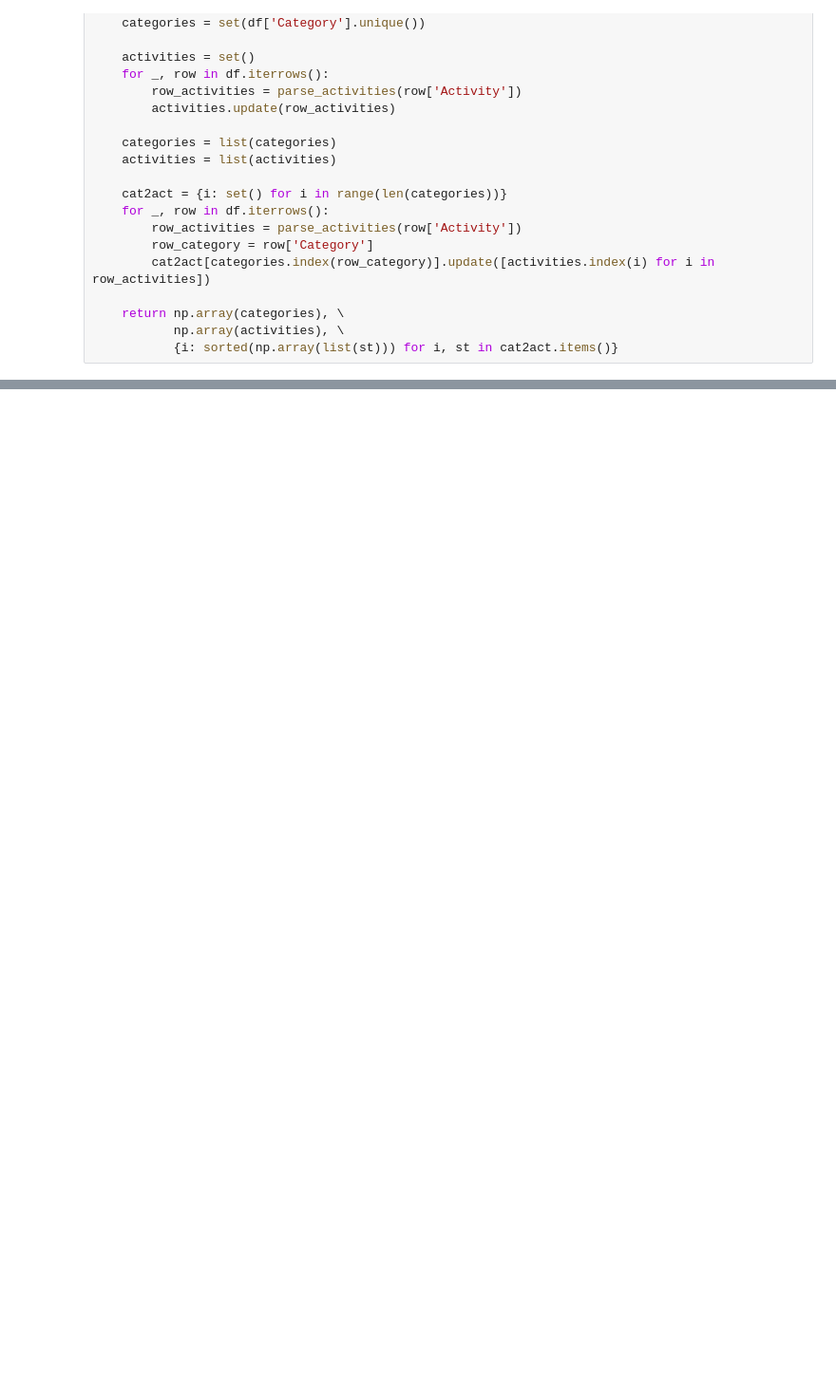
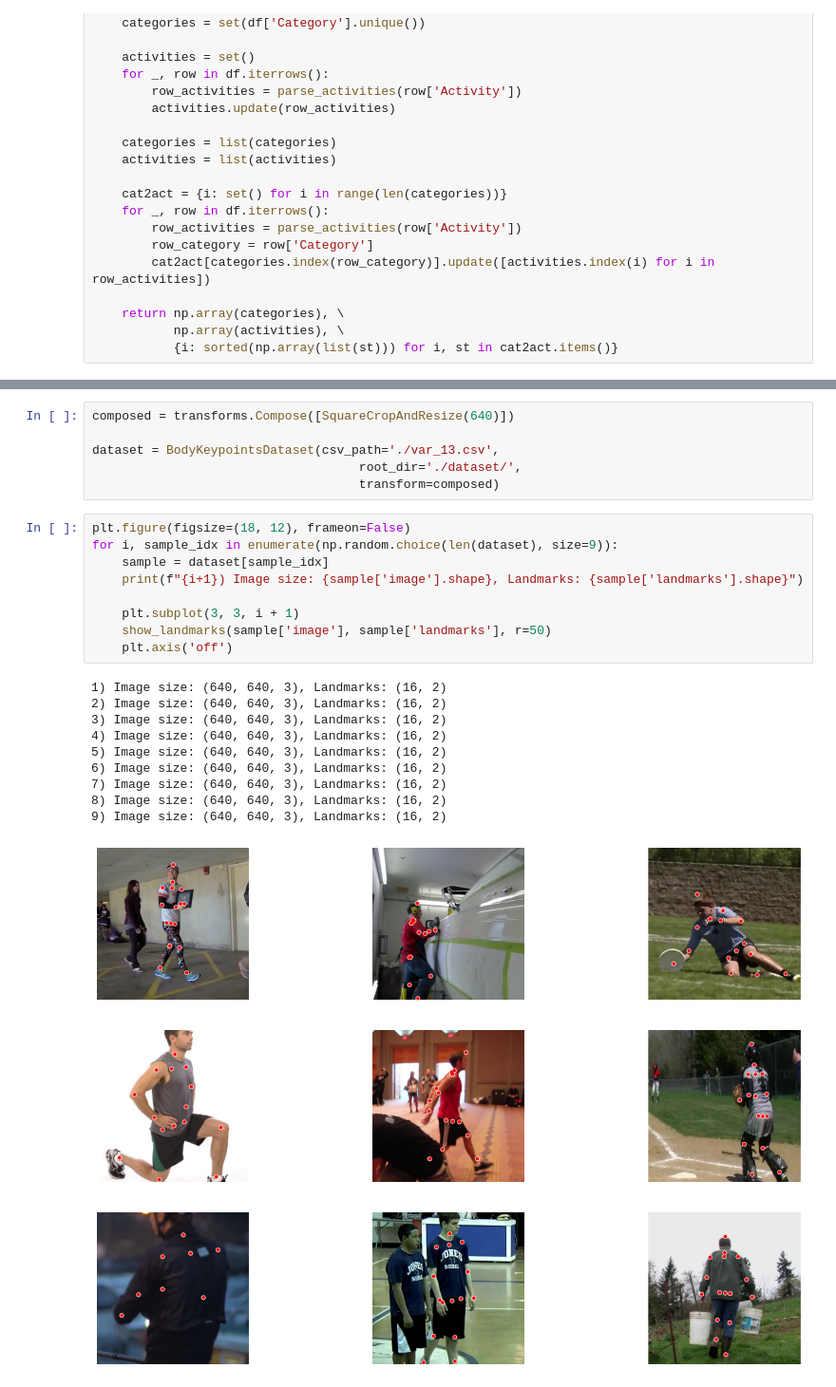
Before and after one commit to EdenStabbfer/PatternRecognition, a Jupyter notebook: KT3/PoseDetectionViT.ipynb, the cells around one changed output, grey strips where cells are left out. Shown at 95% size. Cells and saved outputs as stored; diff of their text form; blank space fills up the shorter version.

```diff
--- a/KT3/PoseDetectionViT.ipynb
+++ b/KT3/PoseDetectionViT.ipynb
@@ -147,0 +290,26 @@ for i, sample_idx in enumerate(np.random.choice(len(face_dataset), size=9)):
+# %%
+composed = transforms.Compose([SquareCropAndResize(640)])
+
+dataset = BodyKeypointsDataset(csv_path='./var_13.csv',
+                                    root_dir='./dataset/',
+                                    transform=composed)
+# %%
+plt.figure(figsize=(18, 12), frameon=False)
+for i, sample_idx in enumerate(np.random.choice(len(dataset), size=9)):
+    sample = dataset[sample_idx]
+    print(f"{i+1}) Image size: {sample['image'].shape}, Landmarks: {sample['landmarks'].shape}")
+
+    plt.subplot(3, 3, i + 1)
+    show_landmarks(sample['image'], sample['landmarks'], r=50)
+    plt.axis('off')
+# %% [output]
+1) Image size: (640, 640, 3), Landmarks: (16, 2)
+2) Image size: (640, 640, 3), Landmarks: (16, 2)
+3) Image size: (640, 640, 3), Landmarks: (16, 2)
+4) Image size: (640, 640, 3), Landmarks: (16, 2)
+5) Image size: (640, 640, 3), Landmarks: (16, 2)
+6) Image size: (640, 640, 3), Landmarks: (16, 2)
+7) Image size: (640, 640, 3), Landmarks: (16, 2)
+8) Image size: (640, 640, 3), Landmarks: (16, 2)
+9) Image size: (640, 640, 3), Landmarks: (16, 2)
+[figure, added]
```
Also changed, not shown: parts of 23 cells of this notebook, 2 other files.
